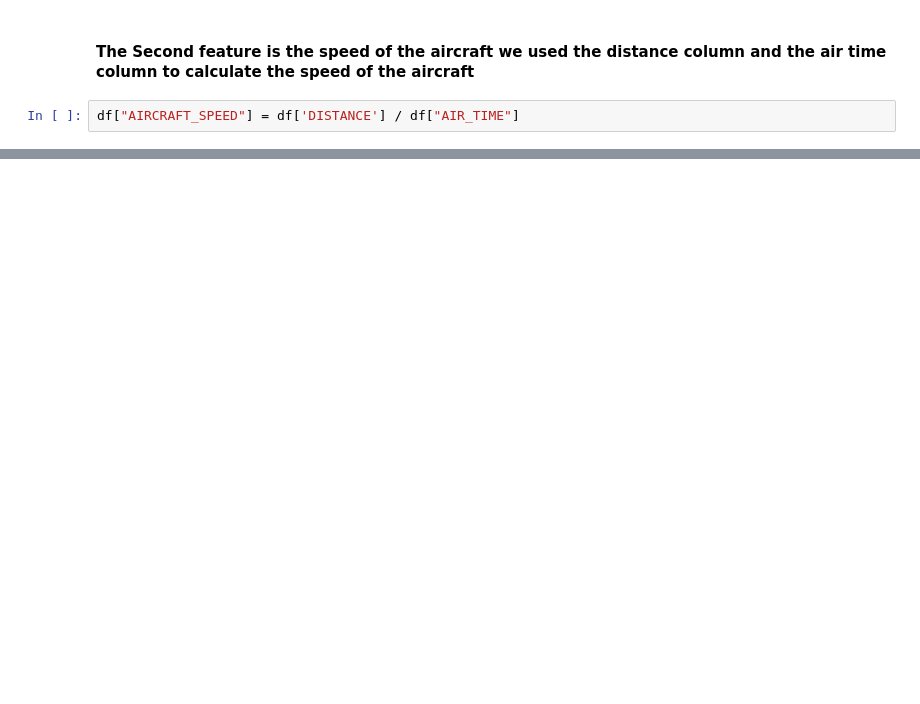
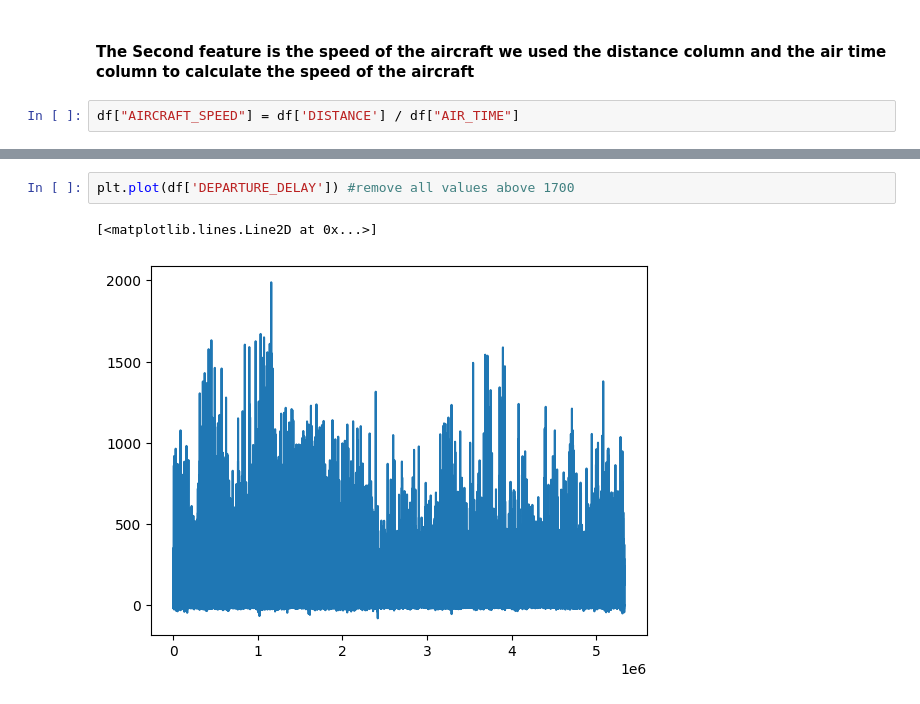
Before and after one commit to 3mkTawfik/DEProject2, a Jupyter notebook: DEProject2.ipynb, the cells around one changed output, grey strips where cells are left out. Saved outputs shown, nothing was run; the diff lists cells and outputs as text; blank space fills up the shorter version.

```diff
--- a/DEProject2.ipynb
+++ b/DEProject2.ipynb
@@ -60,0 +91,5 @@ df.shape
+# %%
+plt.plot(df['DEPARTURE_DELAY']) #remove all values above 1700
+# %% [output]
+[<matplotlib.lines.Line2D at 0x...>]
+[figure, added]
```
Also changed, not shown: parts of 12 cells of this notebook, 2 other files.
